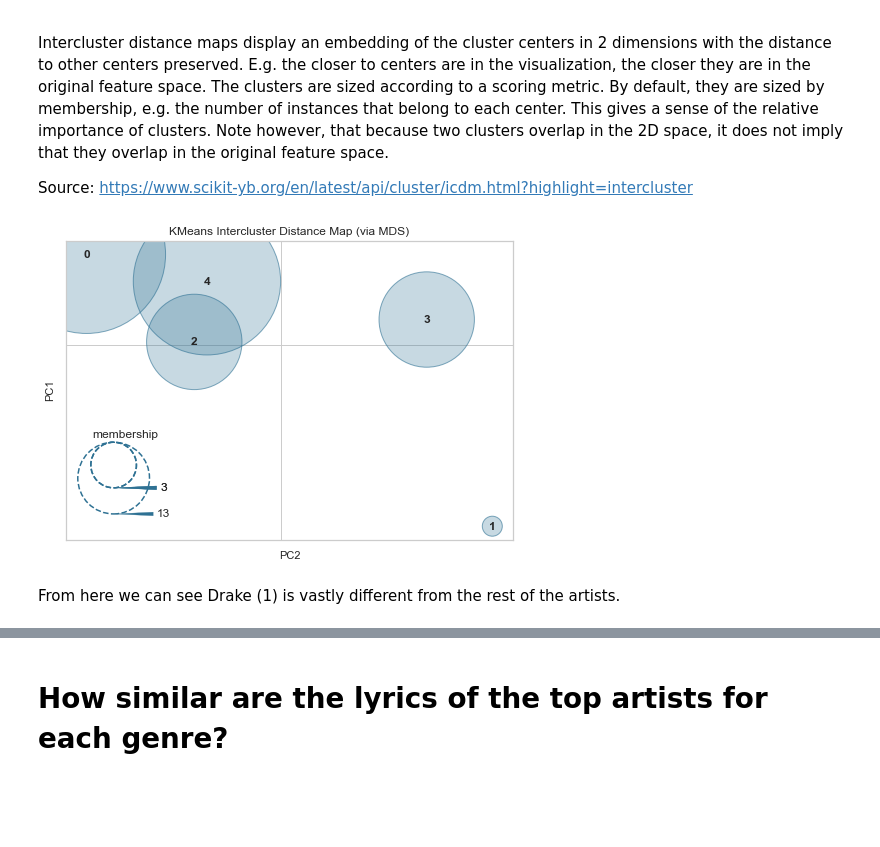
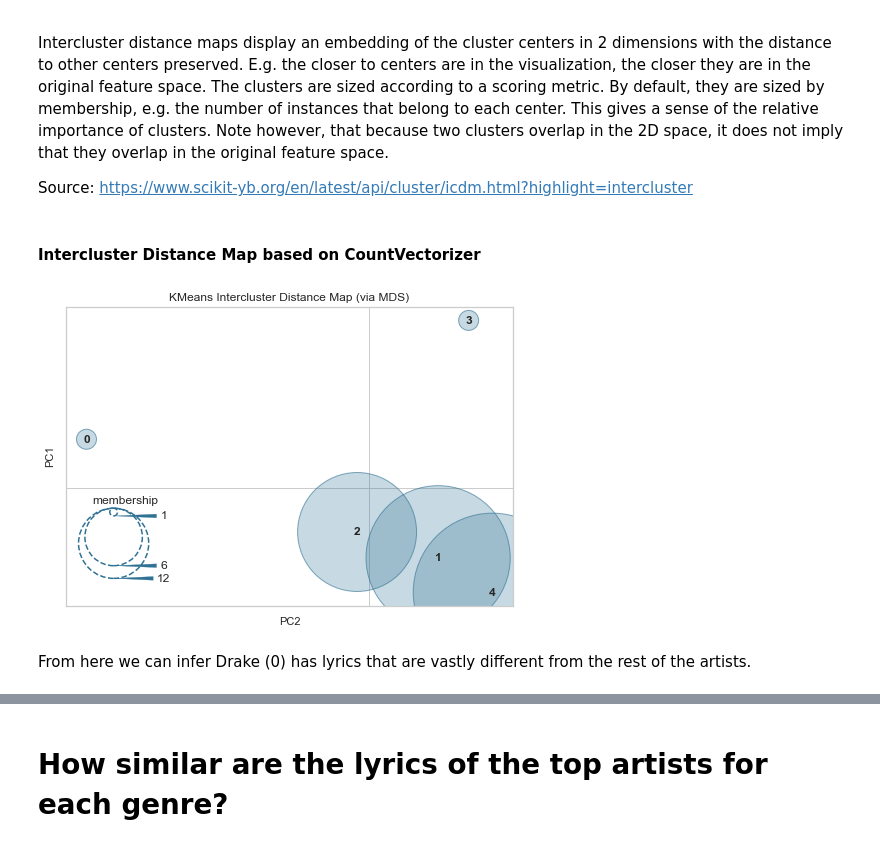
Before and after one commit to Jmizraji/DSI-Capstone-Lyrics-Generator, a Jupyter notebook: 03_Clustering_Model.ipynb, the cells around one changed output, grey strips where cells are left out. Saved outputs shown, nothing was run; the diff lists cells and outputs as text; code cells hidden in the pictures; blank space fills up the shorter version.

Commit message:
cleaned notebook and files

```diff
--- a/03_Clustering_Model.ipynb
+++ b/03_Clustering_Model.ipynb
@@ -33,2 +88,9 @@ lyrics_df = pd.DataFrame(lyrics_vec.todense(), columns=cv.get_feature_names())
+# %%
+#TF-IDF
+tf = TfidfVectorizer(stop_words='english', ngram_range=(1,3))
+tf_vec = tf.fit_transform(lyrics['clean_lyrics'])
+
+#create a dataframe
+tf_df = pd.DataFrame(tf_vec.todense(), columns=tf.get_feature_names())
 # %% [markdown]
 # Use K-means to cluster
@@ -59,2 +97,9 @@ array([4, 0, 0, 0, 0, 0, 0, 4, 3, 0, 4, 4, 4, 0, 2, 0, 0, 4, 4, 4, 2, 0,
-# %%
-lyrics['cluster'] = km.labels_
+# %%
+#cluster using the lemmatized words and countvectorizer
+
+#intstantiate model
+km_cv = KMeans(n_clusters=5, random_state=42)
+km_cv.fit(cv_vec)
+
+#create a column called cluster
+lyrics['cluster_cv'] = km_cv.labels_
@@ -60,0 +111,9 @@ lyrics['cluster'] = km.labels_
+# %%
+#cluster using the lemmatized words and tf-idfvectorizer
+
+#intstantiate model
+km_tf = KMeans(n_clusters=5, random_state=42)
+km_tf.fit(tf_vec)
+
+#create a column called cluster
+lyrics['cluster_tf'] = km_tf.labels_
@@ -83,13 +147,15 @@ lyrics.sort_values('cluster')
 Intercluster distance maps display an embedding of the cluster centers in 2 dimensions with the distance to other centers preserved. E.g. the closer to centers are in the visualization, the closer they are in the original feature space. The clusters are sized according to a scoring metric. By default, they are sized by membership, e.g. the number of instances that belong to each center. This gives a sense of the relative importance of clusters. Note however, that because two clusters overlap in the 2D space, it does not imply that they overlap in the original feature space.
 
 Source: https://www.scikit-yb.org/en/latest/api/cluster/icdm.html?highlight=intercluster
+# %% [markdown]
+#### Intercluster Distance Map based on CountVectorizer
 # %%
 # Instantiate the clustering model and visualizer
-visualizer = InterclusterDistance(km)
+visualizer = InterclusterDistance(km_cv)
 
 visualizer.fit(lyrics)        # Fit the data to the visualizer
 visualizer.show();        # Finalize and render the figure
 # %% [output]
-[figure, old version]
+[figure, new version]
 # %% [markdown]
-From here we can see Drake (1) is vastly different from the rest of the artists.
+From here we can infer Drake (0) has lyrics that are vastly different from the rest of the artists.
```
Also changed, not shown: parts of 39 cells of this notebook, 54 other files.
